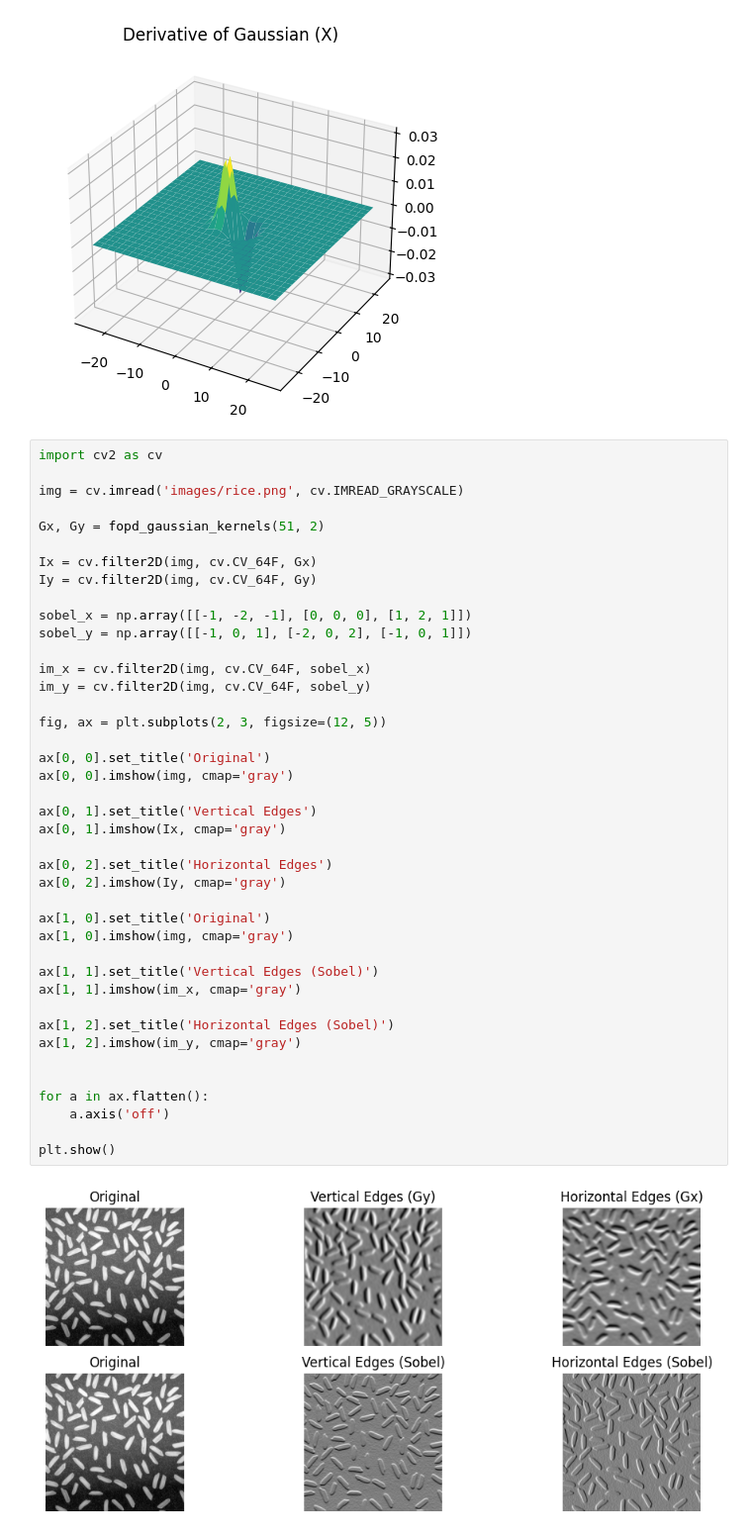
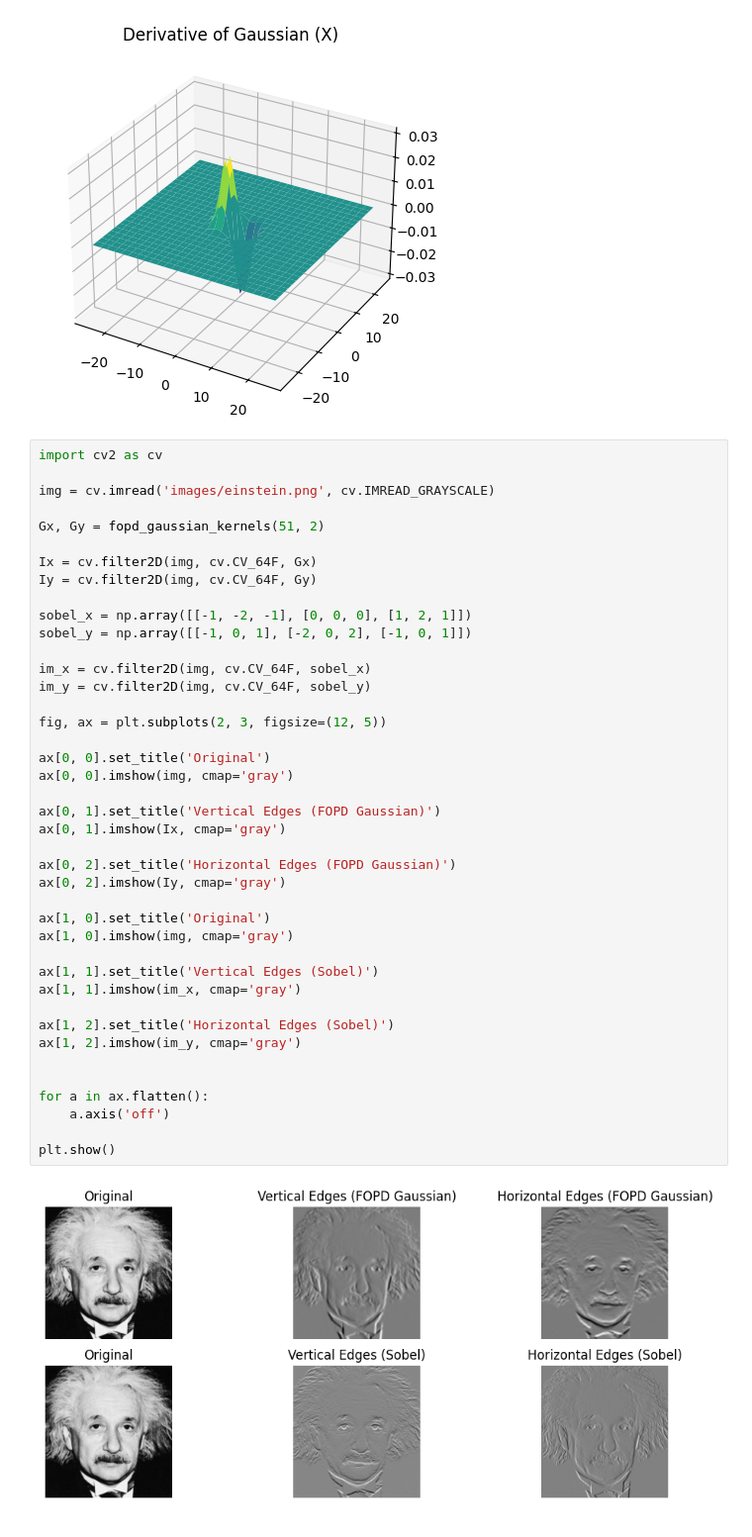
Before and after one commit to udithachandana/openCV, a Jupyter notebook: Assignment1.ipynb, the cells around one changed output. Shown at 99% size. Saved outputs shown, nothing was run; the diff lists cells and outputs as text.

```diff
--- a/Assignment1.ipynb
+++ b/Assignment1.ipynb
@@ -441,7 +441,7 @@ plt.show()
 # %%
 import cv2 as cv
 
-img = cv.imread('images/rice.png', cv.IMREAD_GRAYSCALE)
+img = cv.imread('images/einstein.png', cv.IMREAD_GRAYSCALE)
 
 Gx, Gy = fopd_gaussian_kernels(51, 2)
 
@@ -451,33 +451,33 @@ Iy = cv.filter2D(img, cv.CV_64F, Gy)
 sobel_x = np.array([[-1, -2, -1], [0, 0, 0], [1, 2, 1]])
 sobel_y = np.array([[-1, 0, 1], [-2, 0, 2], [-1, 0, 1]])
 
 im_x = cv.filter2D(img, cv.CV_64F, sobel_x)
 im_y = cv.filter2D(img, cv.CV_64F, sobel_y)
 
 fig, ax = plt.subplots(2, 3, figsize=(12, 5))
 
 ax[0, 0].set_title('Original')
 ax[0, 0].imshow(img, cmap='gray')
 
-ax[0, 1].set_title('Vertical Edges')
+ax[0, 1].set_title('Vertical Edges (FOPD Gaussian)')
 ax[0, 1].imshow(Ix, cmap='gray')
 
-ax[0, 2].set_title('Horizontal Edges')
+ax[0, 2].set_title('Horizontal Edges (FOPD Gaussian)')
 ax[0, 2].imshow(Iy, cmap='gray')
 
 ax[1, 0].set_title('Original')
 ax[1, 0].imshow(img, cmap='gray')
 
 ax[1, 1].set_title('Vertical Edges (Sobel)')
 ax[1, 1].imshow(im_x, cmap='gray')
 
 ax[1, 2].set_title('Horizontal Edges (Sobel)')
 ax[1, 2].imshow(im_y, cmap='gray')
 
 
 for a in ax.flatten():
     a.axis('off')
 
 plt.show()
 # %% [output]
-[figure, old version]
+[figure, new version]
```
Also changed, not shown: 1 other file.
